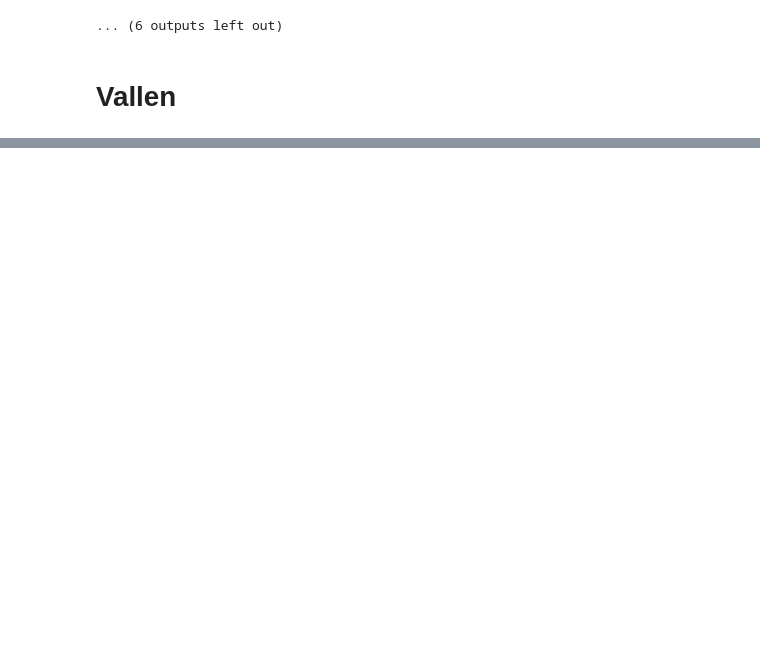
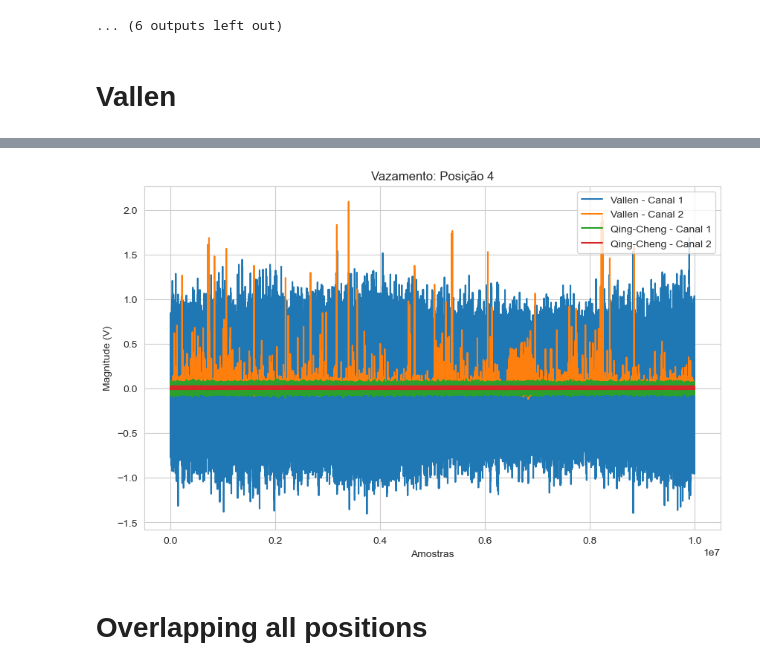
Before and after one commit to lukaltk/TCC-ml, a Jupyter notebook: model_analysis/dado-bruto.ipynb, the cells around one changed output, grey strips where cells are left out. Cells and saved outputs as stored; diff of their text form; code cells hidden in the pictures; blank space fills up the shorter version.

```diff
--- a/model_analysis/dado-bruto.ipynb
+++ b/model_analysis/dado-bruto.ipynb
@@ -153,0 +186,16 @@ for data_type, data_frames in vallen_data.items():
+# %%
+title='Vazamento'
+position='4'
+
+plot_overlapping_raw_data(
+    df_a=vallen_data[title][position],
+    sensor_name_a=vallen_model_name,
+    df_b=qing_cheng_data[title][position],
+    sensor_name_b=qing_cheng_model_name,
+    title=title,
+    position=position,
+)
+# %% [output]
+[figure, added]
+# %% [markdown]
+# Overlapping all positions
```
Also changed, not shown: parts of 11 cells of this notebook, 3 other files.
